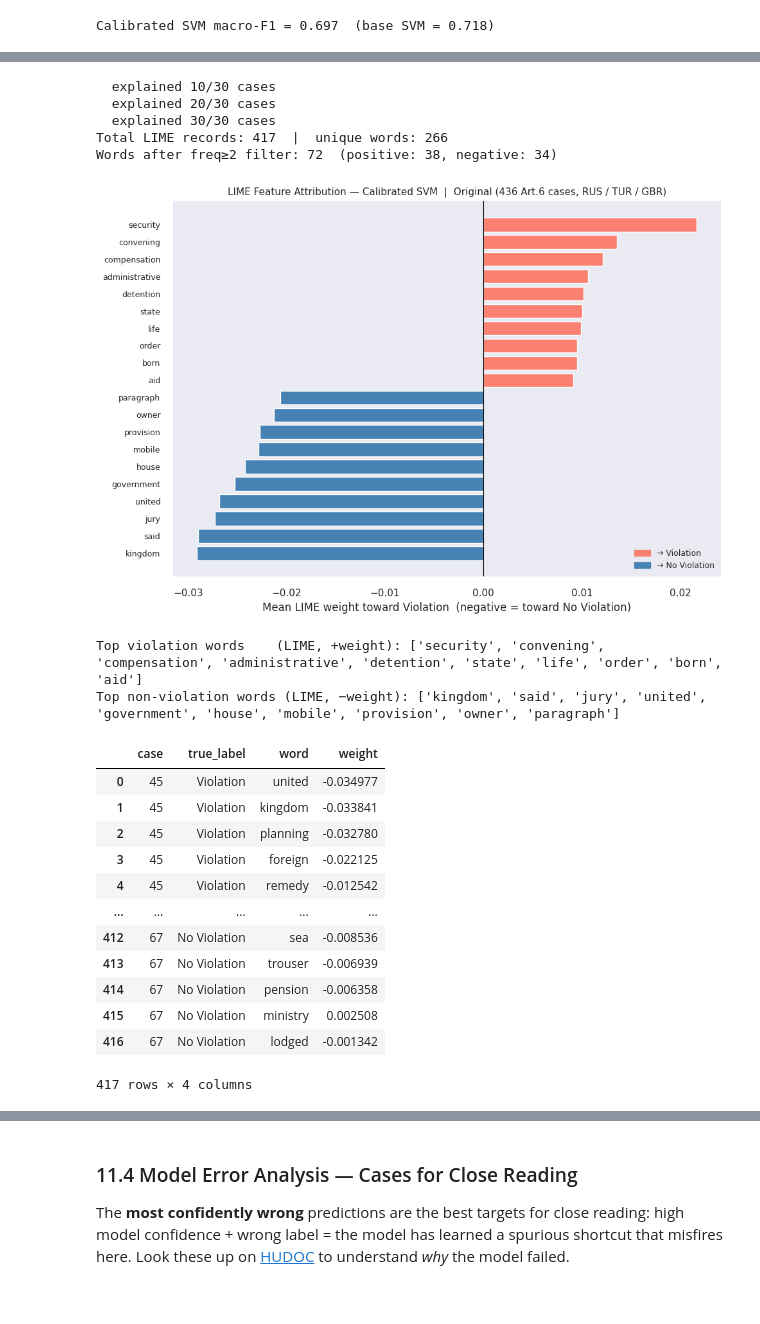
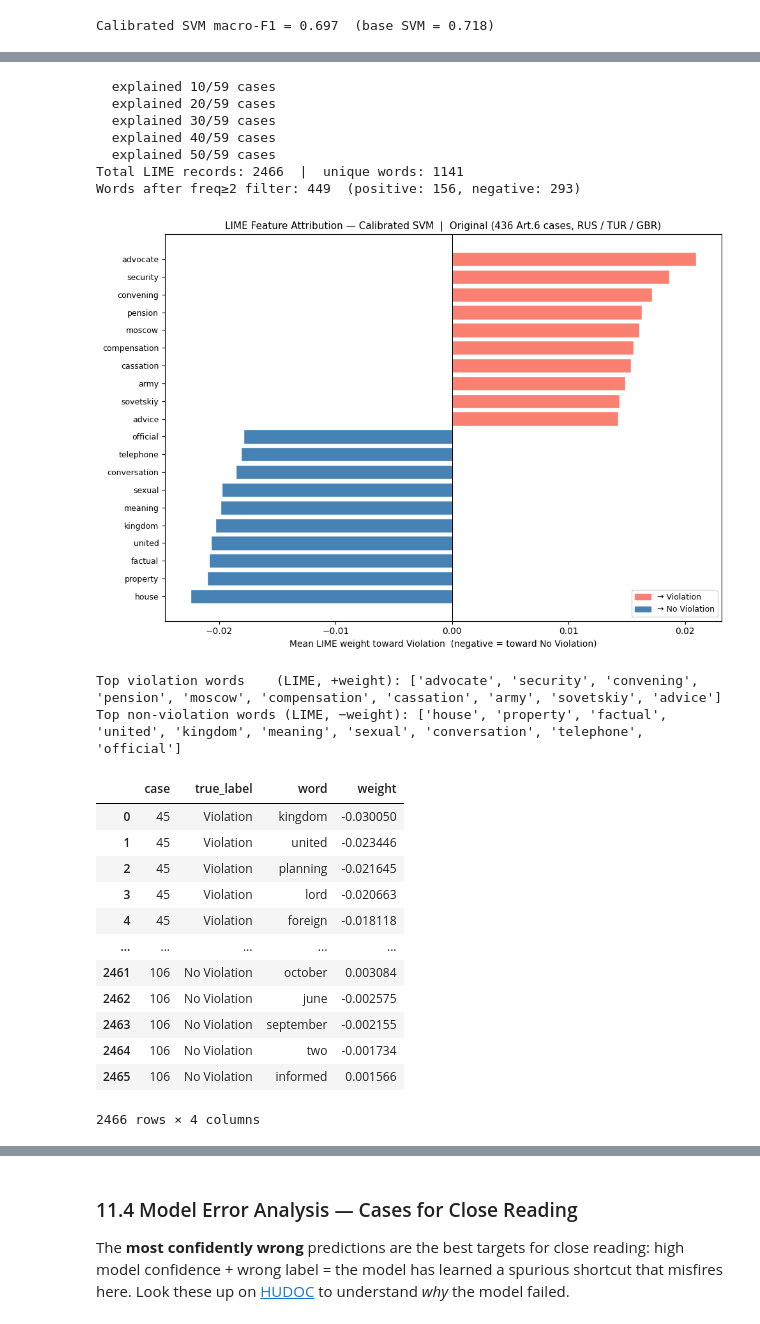
Before and after one commit to leondgarse/echr, a Jupyter notebook: echr.ipynb, the cells around one changed output, grey strips where cells are left out. Saved outputs shown, nothing was run; the diff lists cells and outputs as text; code cells hidden in the pictures.

```diff
--- a/echr.ipynb
+++ b/echr.ipynb
@@ -1750,7 +1759,7 @@ svm_lime_records = []
 for i, idx in enumerate(lime_sample_idx):
     exp = svm_lime_explainer.explain_instance(
         X_test[idx], calib_svm_pipe.predict_proba,
-        num_features=15, num_samples=500, labels=(1,)
+        num_features=50, num_samples=500, labels=(1,)
     )
     true_label = 'Violation' if y_test[idx] == 1 else 'No Violation'
     for word, weight in exp.as_list(label=1):
@@ -1778,57 +1787,59 @@ agg_svm = (lime_svm_df.groupby('word')['weight']
            .sort_values('mean_weight'))
 print(f'Words after freq≥2 filter: {len(agg_svm)}  '
       f'(positive: {(agg_svm.mean_weight > 0).sum()}, '
       f'negative: {(agg_svm.mean_weight < 0).sum()})')
 
 # ── Diverging bar chart ────────────────────────────────────────────────────────
 TOP_N = 10
 top_pos = agg_svm[agg_svm['mean_weight'] > 0].tail(TOP_N)
 top_neg = agg_svm[agg_svm['mean_weight'] < 0].head(TOP_N)
 top_feats = pd.concat([top_neg, top_pos]).sort_values('mean_weight')
 
 fig, ax = plt.subplots(figsize=(10, max(6, len(top_feats) * 0.35)))
 bar_colors = ['steelblue' if w < 0 else 'salmon' for w in top_feats['mean_weight']]
 ax.barh(range(len(top_feats)), top_feats['mean_weight'],
         color=bar_colors, edgecolor='white')
 ax.set_yticks(range(len(top_feats)))
 ax.set_yticklabels(top_feats.index, fontsize=9)
 ax.axvline(0, color='black', lw=0.8)
 ax.set_xlabel('Mean LIME weight toward Violation  (negative = toward No Violation)')
 ax.set_title(f'LIME Feature Attribution — Calibrated SVM  |  {cfg["label"]}', fontsize=11)
 ax.legend(handles=[
     Patch(color='salmon',    label='→ Violation'),
     Patch(color='steelblue', label='→ No Violation'),
 ], loc='lower right', fontsize=9)
 plt.tight_layout()
 plt.show()
 
 print('Top violation words    (LIME, +weight):', list(top_pos.tail(10).index[::-1]))
 print('Top non-violation words (LIME, −weight):', list(top_neg.head(10).index))
 # %% [output]
-  explained 10/30 cases
-  explained 20/30 cases
-  explained 30/30 cases
-Total LIME records: 417  |  unique words: 266
-Words after freq≥2 filter: 72  (positive: 38, negative: 34)
+  explained 10/59 cases
+  explained 20/59 cases
+  explained 30/59 cases
+  explained 40/59 cases
+  explained 50/59 cases
+Total LIME records: 2466  |  unique words: 1141
+Words after freq≥2 filter: 449  (positive: 156, negative: 293)
-[figure, old version]
+[figure, new version]
-Top violation words    (LIME, +weight): ['security', 'convening', 'compensation', 'administrative', 'detention', 'state', 'life', 'order', 'born', 'aid']
-Top non-violation words (LIME, −weight): ['kingdom', 'said', 'jury', 'united', 'government', 'house', 'mobile', 'provision', 'owner', 'paragraph']
+Top violation words    (LIME, +weight): ['advocate', 'security', 'convening', 'pension', 'moscow', 'compensation', 'cassation', 'army', 'sovetskiy', 'advice']
+Top non-violation words (LIME, −weight): ['house', 'property', 'factual', 'united', 'kingdom', 'meaning', 'sexual', 'conversation', 'telephone', 'official']
 # %%
 lime_svm_df
 # %% [output]
 |  | case | true_label | word | weight |
-| 0 | 45 | Violation | united | -0.034977 |
-| 1 | 45 | Violation | kingdom | -0.033841 |
-| 2 | 45 | Violation | planning | -0.032780 |
-| 3 | 45 | Violation | foreign | -0.022125 |
-| 4 | 45 | Violation | remedy | -0.012542 |
+| 0 | 45 | Violation | kingdom | -0.030050 |
+| 1 | 45 | Violation | united | -0.023446 |
+| 2 | 45 | Violation | planning | -0.021645 |
+| 3 | 45 | Violation | lord | -0.020663 |
+| 4 | 45 | Violation | foreign | -0.018118 |
 | ... | ... | ... | ... | ... |
-| 412 | 67 | No Violation | sea | -0.008536 |
-| 413 | 67 | No Violation | trouser | -0.006939 |
-| 414 | 67 | No Violation | pension | -0.006358 |
-| 415 | 67 | No Violation | ministry | 0.002508 |
-| 416 | 67 | No Violation | lodged | -0.001342 |
+| 2461 | 106 | No Violation | october | 0.003084 |
+| 2462 | 106 | No Violation | june | -0.002575 |
+| 2463 | 106 | No Violation | september | -0.002155 |
+| 2464 | 106 | No Violation | two | -0.001734 |
+| 2465 | 106 | No Violation | informed | 0.001566 |
-417 rows × 4 columns
+2466 rows × 4 columns
 # %%
 agg_svm
 # %% [output]
```
Also changed, not shown: parts of 24 cells of this notebook, 1 other file.
